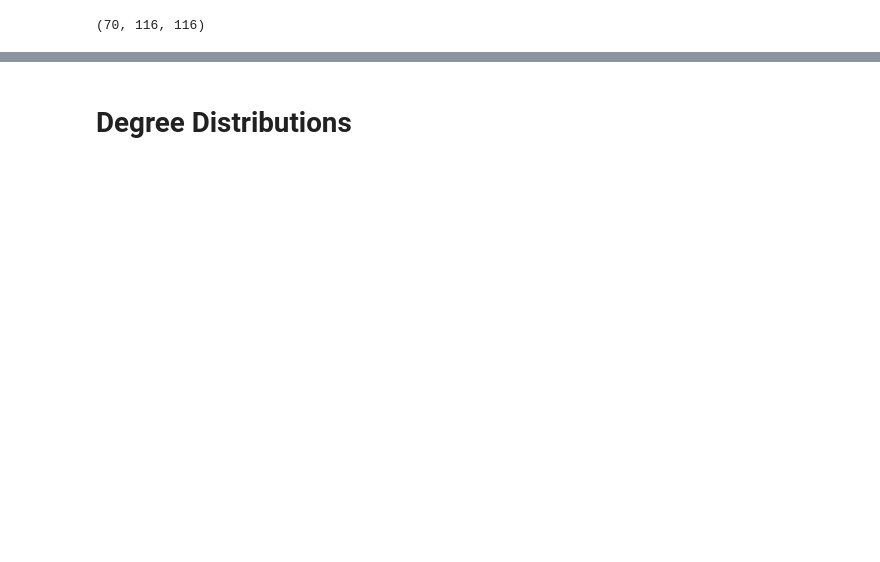
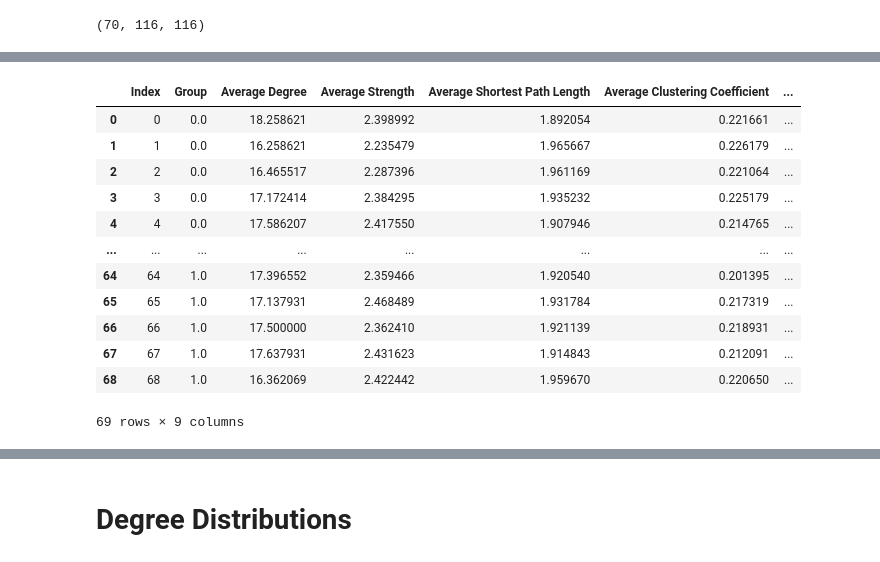
Before and after one commit to gaurav-src/es404-project, a Jupyter notebook: project_gaurav.ipynb, the cells around one changed output, grey strips where cells are left out. Saved outputs shown, nothing was run; the diff lists cells and outputs as text; code cells hidden in the pictures; blank space fills up the shorter version.

```diff
--- a/project_gaurav.ipynb
+++ b/project_gaurav.ipynb
@@ -61,0 +200,57 @@ brain_df
+# %%
+#-- FINAL
+brain_networks = [] #-- contains all the 69 graph objects
+average_degrees = np.empty(number_of_people)
+average_strength = np.empty(number_of_people)
+diameter = np.empty(number_of_people)
+average_path_length = np.empty(number_of_people)
+average_clustering_coefficients = np.empty(number_of_people)
+degree_assortativity_coefficient = np.empty(number_of_people)
+network_density = np.empty(number_of_people)
+degrees = []
+strength = []
+for i in range(number_of_people):
+  G = nx.from_numpy_array(people_adj_matrices[i])
+  G_binary = nx.from_numpy_array(people_adj_matrices_binary[i])
+  G_absolute = nx.from_numpy_array(people_adj_matrices_absolute[i])
+  brain_networks.append(G)
+  degrees.append([v for _,v in G_binary.degree(weight='weight')])
+  strength.append([v for _,v in G_absolute.degree(weight='weight')])
+  average_degrees[i] = np.mean(degrees[i])
+  average_strength[i] = np.mean(strength[i])
+  diameter[i] = nx.diameter(G_binary)
+  average_path_length[i] = nx.average_shortest_path_length(G_binary,weight='weight')
+  average_clustering_coefficients[i] = nx.average_clustering(G_binary, weight='weight')
+  degree_assortativity_coefficient[i] = nx.degree_assortativity_coefficient(G_binary, weight='weight')
+  network_density[i] = nx.density(G_binary)
+
+
+people_index = np.arange(0,number_of_people)
+
+groups = np.concatenate((np.zeros(49),np.ones(20)))
+
+brain_df = pd.DataFrame(people_index, columns=['Index'])
+brain_df['Group'] = groups
+brain_df['Average Degree'] = average_degrees
+brain_df['Average Strength'] = average_strength
+brain_df['Average Shortest Path Length'] = average_path_length
+brain_df['Average Clustering Coefficient'] = average_clustering_coefficients
+brain_df['Network Diameter'] = diameter
+brain_df['Degree Assortativity Coefficient'] = degree_assortativity_coefficient
+brain_df['Network Density'] = network_density
+# %%
+brain_df
+# %% [output]
+|  | Index | Group | Average Degree | Average Strength | Average Shortest Path Length | Average Clustering Coefficient | ... |
+| 0 | 0 | 0.0 | 18.258621 | 2.398992 | 1.892054 | 0.221661 | ... |
+| 1 | 1 | 0.0 | 16.258621 | 2.235479 | 1.965667 | 0.226179 | ... |
+| 2 | 2 | 0.0 | 16.465517 | 2.287396 | 1.961169 | 0.221064 | ... |
+| 3 | 3 | 0.0 | 17.172414 | 2.384295 | 1.935232 | 0.225179 | ... |
+| 4 | 4 | 0.0 | 17.586207 | 2.417550 | 1.907946 | 0.214765 | ... |
+| ... | ... | ... | ... | ... | ... | ... | ... |
+| 64 | 64 | 1.0 | 17.396552 | 2.359466 | 1.920540 | 0.201395 | ... |
+| 65 | 65 | 1.0 | 17.137931 | 2.468489 | 1.931784 | 0.217319 | ... |
+| 66 | 66 | 1.0 | 17.500000 | 2.362410 | 1.921139 | 0.218931 | ... |
+| 67 | 67 | 1.0 | 17.637931 | 2.431623 | 1.914843 | 0.212091 | ... |
+| 68 | 68 | 1.0 | 16.362069 | 2.422442 | 1.959670 | 0.220650 | ... |
+69 rows × 9 columns
```
Also changed, not shown: parts of 25 cells of this notebook.
